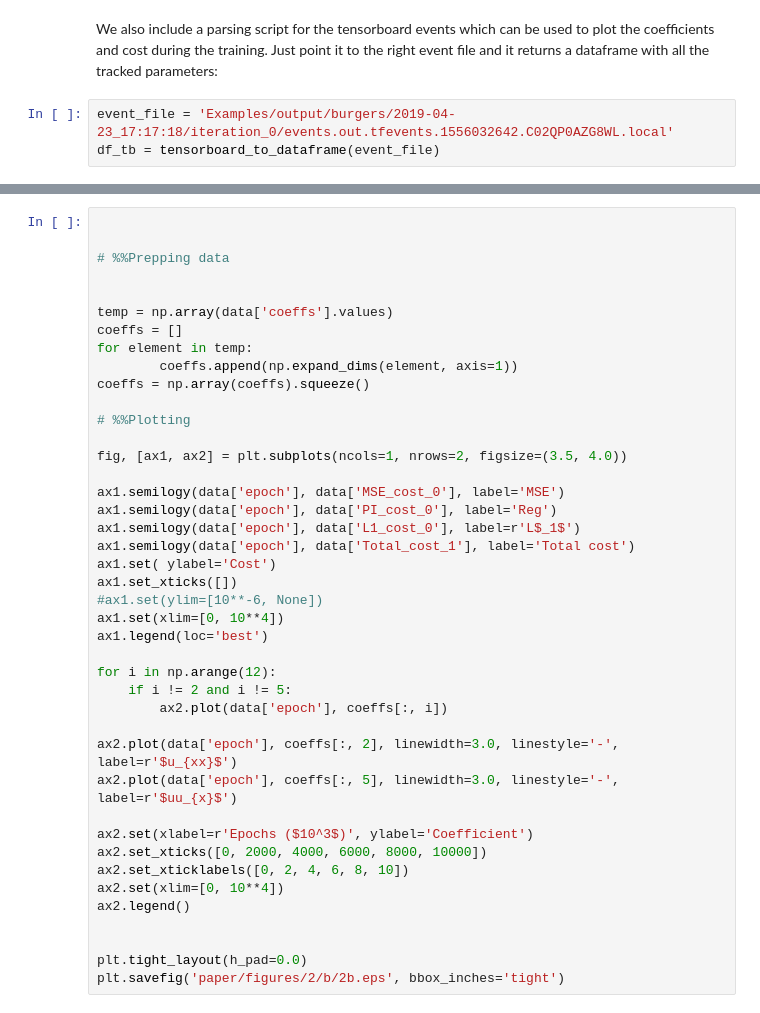
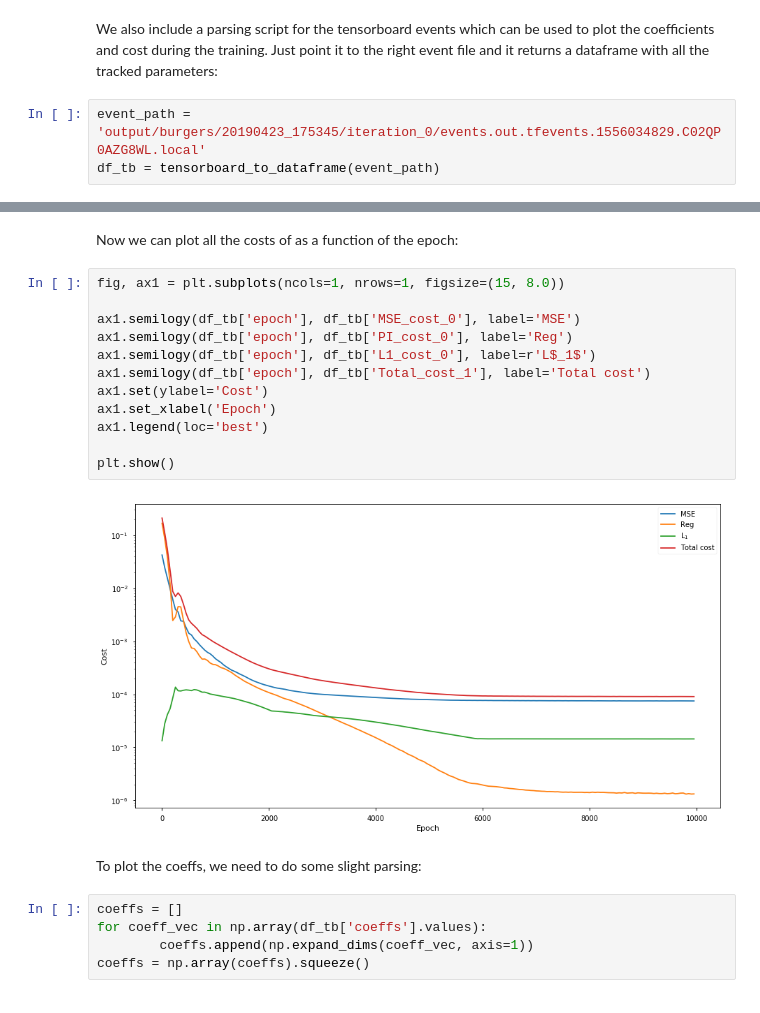
Before and after one commit to PhIMaL/DeePyMoD_tensorflow, a Jupyter notebook: Examples/Burgers.ipynb, the cells around one changed output, grey strips where cells are left out. Cells and saved outputs as stored; diff of their text form.

Commit message:
Updated Burgers example.

```diff
--- a/Examples/Burgers.ipynb
+++ b/Examples/Burgers.ipynb
@@ -179,5 +180,5 @@ plt.show()
 # %% [markdown]
 We also include a parsing script for the tensorboard events which can be used to plot the coefficients and cost during the training. Just point it to the right event file and it returns a dataframe with all the tracked parameters:
 # %%
-event_file = 'Examples/output/burgers/2019-04-23_17:17:18/iteration_0/events.out.tfevents.1556032642.C02QP0AZG8WL.local'
-df_tb = tensorboard_to_dataframe(event_file)
+event_path = 'output/burgers/20190423_175345/iteration_0/events.out.tfevents.1556034829.C02QP0AZG8WL.local'
+df_tb = tensorboard_to_dataframe(event_path)
@@ -190,42 +185,23 @@ AxisError: axis 1 is out of bounds for array of dimension 1
-# %%
-
-
-# %%Prepping data
-
-
-temp = np.array(data['coeffs'].values)
-coeffs = []
-for element in temp:
-        coeffs.append(np.expand_dims(element, axis=1))
-coeffs = np.array(coeffs).squeeze()
-
-# %%Plotting
-
-fig, [ax1, ax2] = plt.subplots(ncols=1, nrows=2, figsize=(3.5, 4.0))
-
-ax1.semilogy(data['epoch'], data['MSE_cost_0'], label='MSE')
-ax1.semilogy(data['epoch'], data['PI_cost_0'], label='Reg')
-ax1.semilogy(data['epoch'], data['L1_cost_0'], label=r'L$_1$')
-ax1.semilogy(data['epoch'], data['Total_cost_1'], label='Total cost')
-ax1.set( ylabel='Cost')
-ax1.set_xticks([])
-#ax1.set(ylim=[10**-6, None])
-ax1.set(xlim=[0, 10**4])
-ax1.legend(loc='best')
-
-for i in np.arange(12):
-    if i != 2 and i != 5:
-        ax2.plot(data['epoch'], coeffs[:, i])
-
-ax2.plot(data['epoch'], coeffs[:, 2], linewidth=3.0, linestyle='-', label=r'$u_{xx}$')
-ax2.plot(data['epoch'], coeffs[:, 5], linewidth=3.0, linestyle='-', label=r'$uu_{x}$')
-
-ax2.set(xlabel=r'Epochs ($10^3$)', ylabel='Coefficient')
-ax2.set_xticks([0, 2000, 4000, 6000, 8000, 10000])
-ax2.set_xticklabels([0, 2, 4, 6, 8, 10])
-ax2.set(xlim=[0, 10**4])
-ax2.legend()
-
-
-plt.tight_layout(h_pad=0.0)
-plt.savefig('paper/figures/2/b/2b.eps', bbox_inches='tight')
+# %% [markdown]
+Now we can plot all the costs of as a function of the epoch:
+# %%
+fig, ax1 = plt.subplots(ncols=1, nrows=1, figsize=(15, 8.0))
+
+ax1.semilogy(df_tb['epoch'], df_tb['MSE_cost_0'], label='MSE')
+ax1.semilogy(df_tb['epoch'], df_tb['PI_cost_0'], label='Reg')
+ax1.semilogy(df_tb['epoch'], df_tb['L1_cost_0'], label=r'L$_1$')
+ax1.semilogy(df_tb['epoch'], df_tb['Total_cost_1'], label='Total cost')
+ax1.set(ylabel='Cost')
+ax1.set_xlabel('Epoch')
+ax1.legend(loc='best')
+
+plt.show()
+# %% [output]
+[figure, added]
+# %% [markdown]
+To plot the coeffs, we need to do some slight parsing:
+# %%
+coeffs = []
+for coeff_vec in np.array(df_tb['coeffs'].values):
+        coeffs.append(np.expand_dims(coeff_vec, axis=1))
+coeffs = np.array(coeffs).squeeze()
```
Also changed, not shown: parts of 3 cells of this notebook, 5 other files.
